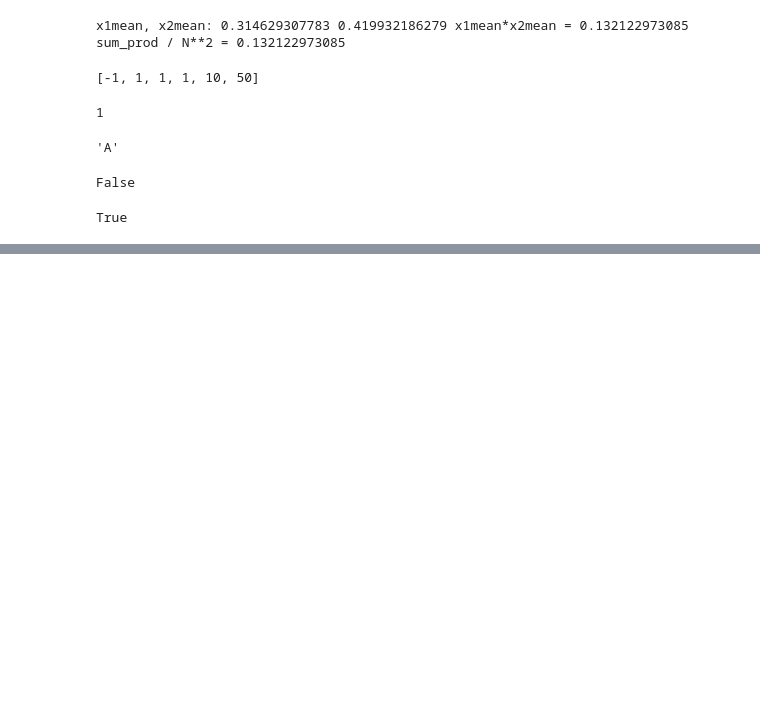
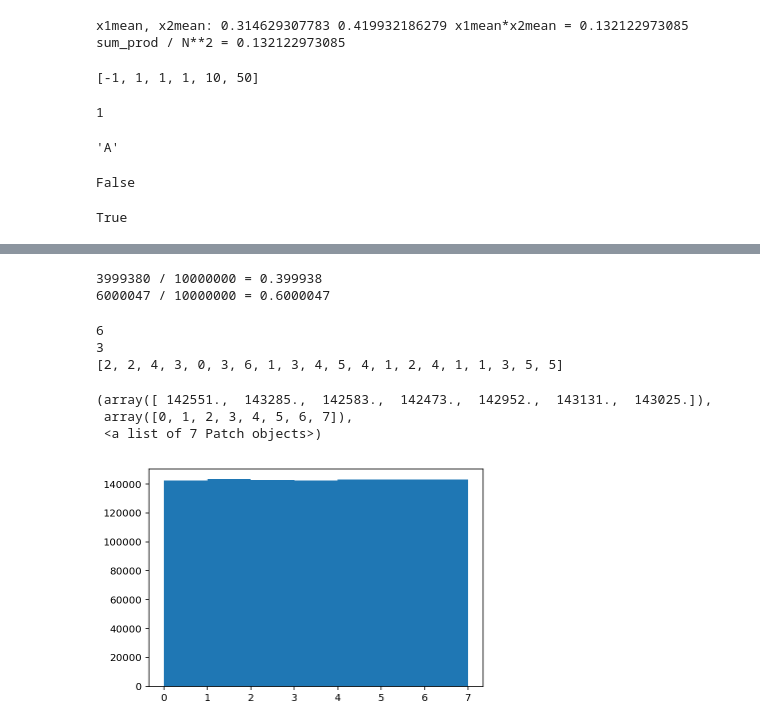
Before and after one commit to zatserkl/learn, a Jupyter notebook: python/learn python.ipynb, the cells around one changed output, grey strips where cells are left out. Saved outputs shown, nothing was run; the diff lists cells and outputs as text; code cells hidden in the pictures; blank space fills up the shorter version.

```diff
--- a/python/learn python.ipynb
+++ b/python/learn python.ipynb
@@ -1503,0 +1518,70 @@ True
+# %%
+import random
+
+random.seed(1)
+
+N = 1000000
+n_gt = 0
+n_ge = 0
+for _ in range(N):
+    r1 = random.choice(range(5))
+    r2 = random.choice(range(5))
+    if r1 > r2:
+        n_gt += 1
+    if r1 >= r2:
+        n_ge += 1
+
+print(n_gt, '/', N, '=', n_gt/N)
+print(n_ge, '/', N, '=', n_ge/N)
+
+# 3999380 / 10000000 = 0.399938
+# 6000047 / 10000000 = 0.6000047
+# %% [output]
+3999380 / 10000000 = 0.399938
+6000047 / 10000000 = 0.6000047
+# %%
+import random
+import matplotlib.pyplot as plt
+%matplotlib inline
+
+def dice(n_use, n_emu):
+    """Parameters:
+    n_use: the number of sides of our dice
+    n_emu: the of sides for dice to emulate
+    """
+    numbers = [random.choice(range(n_use)) for _ in range(n_emu)]
+
+    val_max = max(numbers)
+    pos = [i for i, val in enumerate(numbers) if val == val_max]
+
+    if len(pos) == 1:
+        return pos[0]
+    else:
+        return pos[dice(n_use, len(pos))]  # recursive solution
+
+random.seed(1)
+
+# n_use = 5
+n_use = 2        # NB: 2
+n_emu = 7
+
+print(dice(n_use, n_emu))
+print(dice(n_use, n_emu))
+
+N = 1000000
+# numbers = [n for n = dice(n_use, n_emu)]
+numbers = []
+for _ in range(N):
+    numbers.append(dice(n_use, n_emu))
+
+print(numbers[:20])
+
+plt.hist(numbers, range(n_emu+1))
+# %% [output]
+6
+3
+[2, 2, 4, 3, 0, 3, 6, 1, 3, 4, 5, 4, 1, 2, 4, 1, 1, 3, 5, 5]
+(array([ 142551.,  143285.,  142583.,  142473.,  142952.,  143131.,  143025.]),
+ array([0, 1, 2, 3, 4, 5, 6, 7]),
+ <a list of 7 Patch objects>)
+[figure, added]
```
Also changed, not shown: parts of 9 cells of this notebook.
